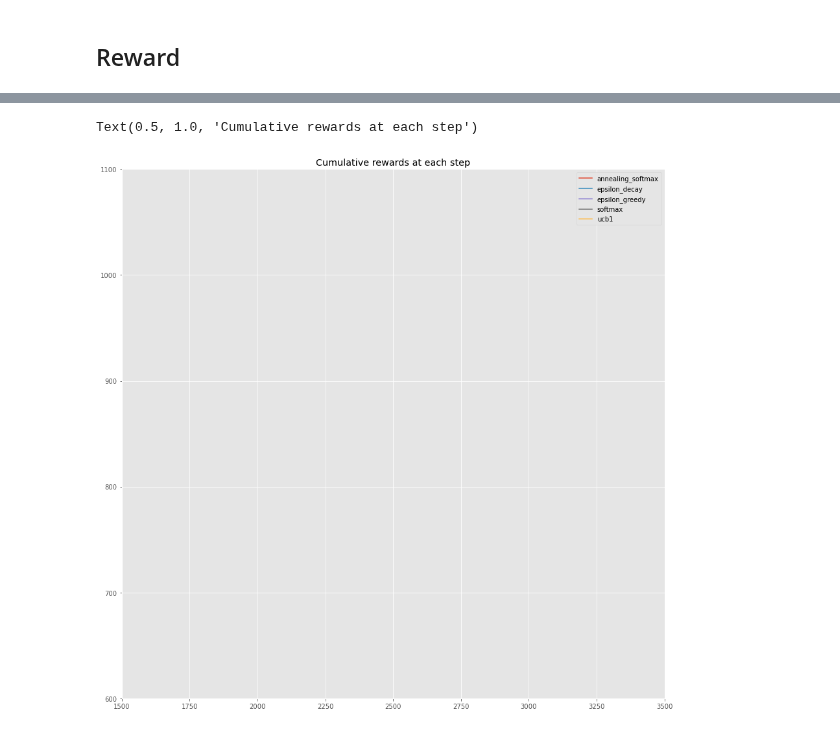
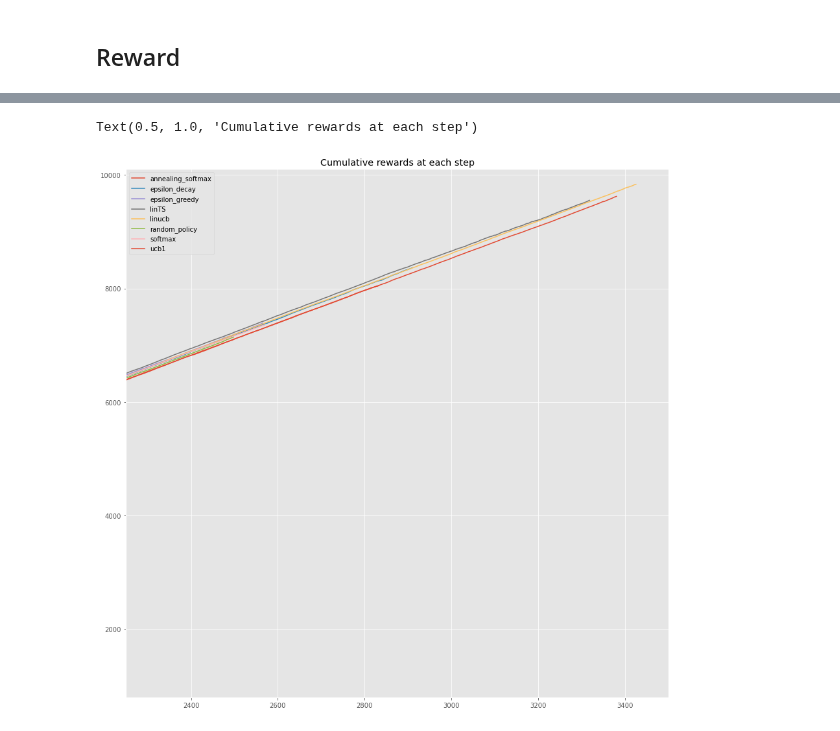
Before and after one commit to ruthkangyr/Clinical-Trials-MAB-Algorithms, a Jupyter notebook: Algorithm/Bootstrap Evaluation Replay.ipynb, the cells around one changed output, grey strips where cells are left out. Saved outputs shown, nothing was run; the diff lists cells and outputs as text; code cells hidden in the pictures.

```diff
--- a/Algorithm/Bootstrap Evaluation Replay.ipynb
+++ b/Algorithm/Bootstrap Evaluation Replay.ipynb
@@ -239,7 +285,7 @@ np.random.seed(4014)
 bsamples = bootstrap_samples(logs_df, n_samples)
 
 # The algos used
-algos = [epsilon_decay, annealing_softmax, ucb1, bayesian_ucb, thompson_sampling, epsilon_greedy, softmax, linucb, linTS]
+algos = [random_policy, epsilon_decay, annealing_softmax, ucb1, bayesian_ucb, thompson_sampling, epsilon_greedy, softmax, linucb, linTS]
 # algos = [linucb]
 
 # Define a dataframe for evaluation results
@@ -281,12 +327,11 @@ for f in algos:
         # Go through every entry of the dataframe
         for i in range(1, log_length* len(arms) + 1):
             # Get recommendation from the algorithm
-            if count_algos < 6:
+            if count_algos < 7:
                 rec_a = f(container, arms)
-            elif count_algos >= 8:
-                # Context (for LinUCB) --> size = n_features
+            elif count_algos >= 9:
+                # Context (for contextual bandits) --> size = n_features
                 context = np.array([bsample.iloc[i - 1]['AGE_new'], bsample.iloc[i - 1]['SEX_new']])
-                # context = np.array([np.random.uniform(low = 0, high = 1, size = 2) for _ in np.arange(len(arms))])
                 rec_a = f(container, arms, context)
             else:
                 rec_a = f(container, arms, 0.1)
@@ -313,10 +358,10 @@ for f in algos:
                 container['mean'] = np.where(container['arm'] == action, container['sum'] / (container['count'] + 0.0), container['mean'])
                 container['alpha'] = np.where(container['arm'] == action, container['alpha'] + reward, container['alpha'])
                 container['beta'] = np.where(container['arm'] == action, container['beta'] + (1 - reward), container['beta'])
-                if count_algos == 8:
+                if count_algos == 9:
                     container['A'][action - 1] = container['A'][action - 1] + np.outer(context, context)
                     container['b'][action - 1] = container['b'][action - 1] + reward * context
-                if count_algos == 9:
+                if count_algos == 10:
                     container['B'][action - 1] = container['B'][action - 1] + context.dot(context.T)
                     container['F'][action - 1] = container['F'][action - 1] + reward * context
                     container['mu_hat'][action - 1] = np.linalg.inv(container['B'][action - 1]).dot(container['F'][action - 1])
@@ -646,7 +705,7 @@ np.random.seed(4014)
 bsamples = bootstrap_samples(logs_df, n_samples)
 
 # The algos used
-algos = [epsilon_decay, annealing_softmax, ucb1, epsilon_greedy, softmax]
+algos = [random_policy, epsilon_decay, annealing_softmax, ucb1, epsilon_greedy, softmax, linucb, linTS]
 # algos = [annealing_softmax]
 
 # Define a dataframe for evaluation results
@@ -667,15 +726,21 @@ for f in algos:
 
     for bsample in bsamples:
         # Define a container to store all knowledge you have learned for arm
-        container_cols = ['arm', 'mean', 'count', 'cat_dict']
+        container_cols = ['arm', 'mean', 'count', 'cat_dict', 'A', 'b', 'B', 'mu_hat', 'F']
         container = pd.DataFrame(data = None, columns = container_cols)
         container = container.astype({'arm': 'int32', 'mean': 'float', 'count': 'float'})
+
+        A = np.identity(2) # n_features = 2
+        b = np.zeros(2)
+        B = np.identity(2)
+        mu_hat = np.zeros(2)
+        F = np.zeros(2)
 
         # To keep track of categories count
         categories_dict = {'Dead': 0, 'Alive and still dependent': 0, 'Alive and recovered': 0, 'Alive with unknown status': 0}
 
         for j in range(0, len(arms)):
-            container.loc[j] = [arms[j], 0, 0, categories_dict]
+            container.loc[j] = [arms[j], 0, 0, categories_dict, A, b, B, mu_hat, F]
 
         step = 0
         sample_no += 1
@@ -683,10 +748,12 @@ for f in algos:
         # Go through every entry of the dataframe
         for i in range(1, log_length* len(arms) + 1):
             # Get recommendation from the algorithm
-            if count_algos < 4:
+            if count_algos < 5:
                 rec_a = f(container, arms)
-            elif count_algos == 4:
-                rec_a = f(container, arms, 0.2)
+            elif count_algos >= 7:
+                # Context (for contextual bandits) --> size = n_features
+                context = np.array([bsample.iloc[i - 1]['AGE_new'], bsample.iloc[i - 1]['SEX_new']])
+                rec_a = f(container, arms, context)
             else:
                 rec_a = f(container, arms, 0.1)
 
@@ -714,6 +781,13 @@ for f in algos:
                 # Keeps a record of the recommendation between the bandit and the data
                 container['count'] = np.where(container['arm'] == action, container['count'] + 1, container['count'])
                 container['mean'] = np.where(container['arm'] == action, new_estimated_prob, container['mean'])
+                if count_algos == 7:
+                    container['A'][action - 1] = container['A'][action - 1] + np.outer(context, context)
+                    container['b'][action - 1] = container['b'][action - 1] + reward * context
+                if count_algos == 8:
+                    container['B'][action - 1] = container['B'][action - 1] + context.dot(context.T)
+                    container['F'][action - 1] = container['F'][action - 1] + reward * context
+                    container['mu_hat'][action - 1] = np.linalg.inv(container['B'][action - 1]).dot(container['F'][action - 1])
             # If it does not match, discard and move to the next iteration
             else:
                 continue
@@ -1000,17 +1094,17 @@ Text(0.5, 1.0, 'Cumulative rewards at each step')
 # %%
 # Plot the cumulative rewards at each time step
 plt.style.use('ggplot')
 
 fig = plt.figure(figsize = (15, 15))
 ax = fig.add_subplot(111)
 for policy in final_evaluation_cat['policy'].unique():
     results_policy = final_evaluation_cat[final_evaluation_cat['policy'] == policy]
     ax.plot(results_policy['time_step'], results_policy['cumulative_reward'], label = str(policy))
 
-plt.xlim(1500, 3500)
-plt.ylim(600, 1100)
+plt.xlim(2250, 3500)
+plt.ylim(800, 10100)
 plt.legend()
 plt.title("Cumulative rewards at each step")
 # %% [output]
 Text(0.5, 1.0, 'Cumulative rewards at each step')
-[figure, old version]
+[figure, new version]
```
Also changed, not shown: parts of 37 cells of this notebook, 2 other files.
